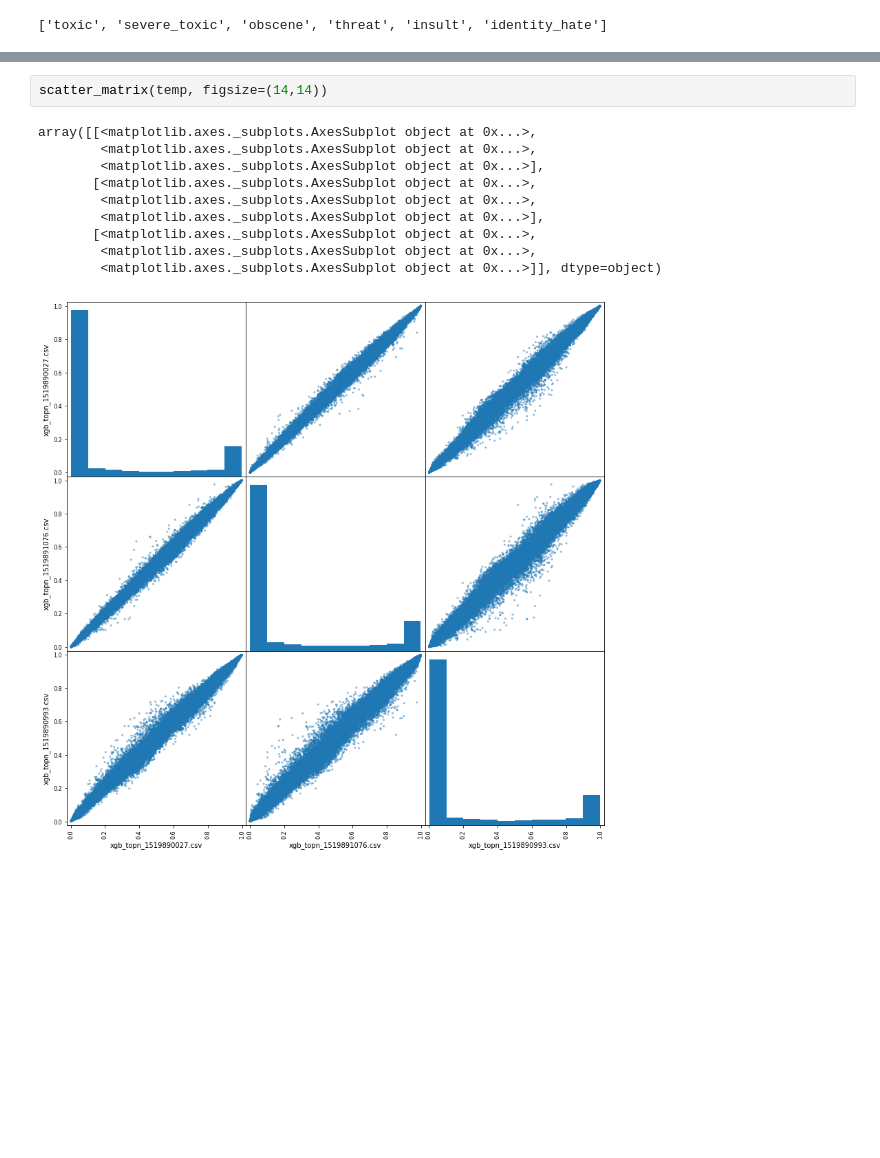
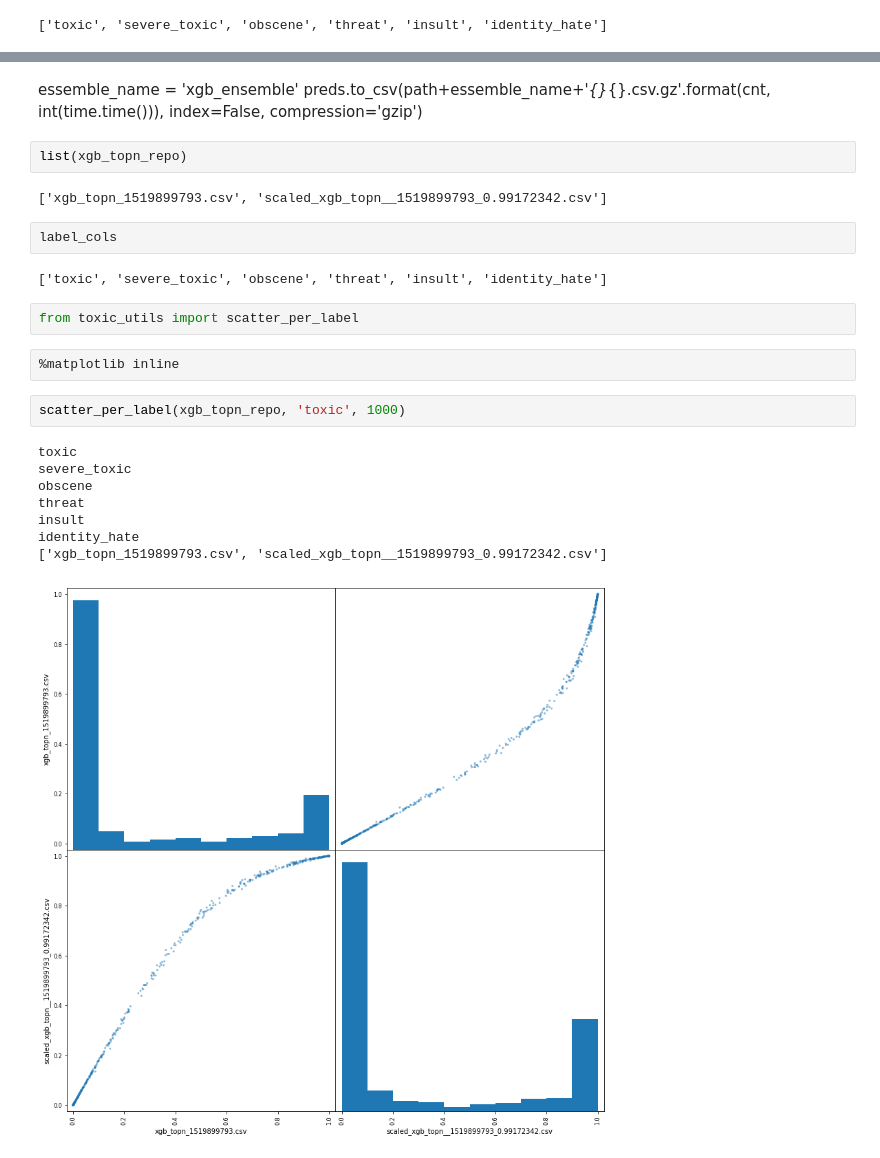
Before and after one commit to wluo-personal/Kaggle, a Jupyter notebook: toxic/sc/stacking/xgb_essemble.ipynb, the cells around one changed output, grey strips where cells are left out. Cells and saved outputs as stored; diff of their text form; blank space fills up the shorter version.

```diff
--- a/toxic/sc/stacking/xgb_essemble.ipynb
+++ b/toxic/sc/stacking/xgb_essemble.ipynb
@@ -81,13 +55,26 @@ print(temp.head(3))
-# %%
-scatter_matrix(temp, figsize=(14,14))
-# %% [output]
-array([[<matplotlib.axes._subplots.AxesSubplot object at 0x...>,
-        <matplotlib.axes._subplots.AxesSubplot object at 0x...>,
-        <matplotlib.axes._subplots.AxesSubplot object at 0x...>],
-       [<matplotlib.axes._subplots.AxesSubplot object at 0x...>,
-        <matplotlib.axes._subplots.AxesSubplot object at 0x...>,
-        <matplotlib.axes._subplots.AxesSubplot object at 0x...>],
-       [<matplotlib.axes._subplots.AxesSubplot object at 0x...>,
-        <matplotlib.axes._subplots.AxesSubplot object at 0x...>,
-        <matplotlib.axes._subplots.AxesSubplot object at 0x...>]], dtype=object)
-[figure, removed]
+# %% [markdown]
+essemble_name = 'xgb_ensemble'
+preds.to_csv(path+essemble_name+'_{}_{}.csv.gz'.format(cnt, int(time.time())), index=False, compression='gzip')
+# %%
+list(xgb_topn_repo)
+# %% [output]
+['xgb_topn_1519899793.csv', 'scaled_xgb_topn__1519899793_0.99172342.csv']
+# %%
+label_cols
+# %% [output]
+['toxic', 'severe_toxic', 'obscene', 'threat', 'insult', 'identity_hate']
+# %%
+from toxic_utils import scatter_per_label
+# %%
+%matplotlib inline
+# %%
+scatter_per_label(xgb_topn_repo, 'toxic', 1000)
+# %% [output]
+toxic
+severe_toxic
+obscene
+threat
+insult
+identity_hate
+['xgb_topn_1519899793.csv', 'scaled_xgb_topn__1519899793_0.99172342.csv']
+[figure, added]
```
Also changed, not shown: parts of 5 cells of this notebook, 5 other files.
